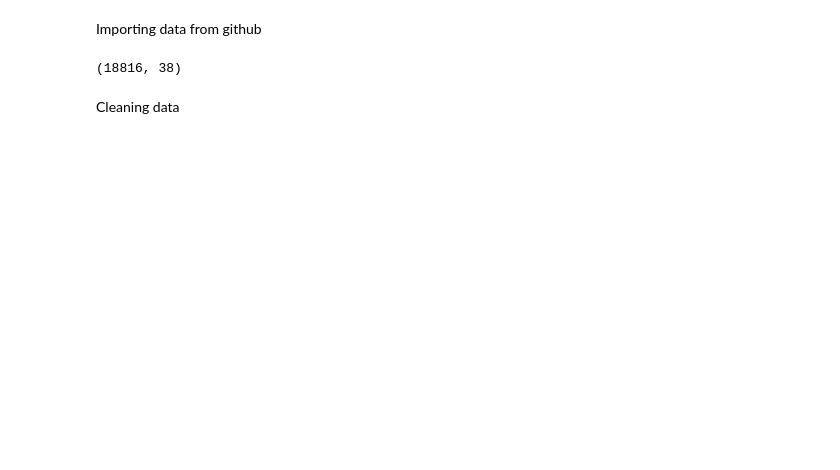
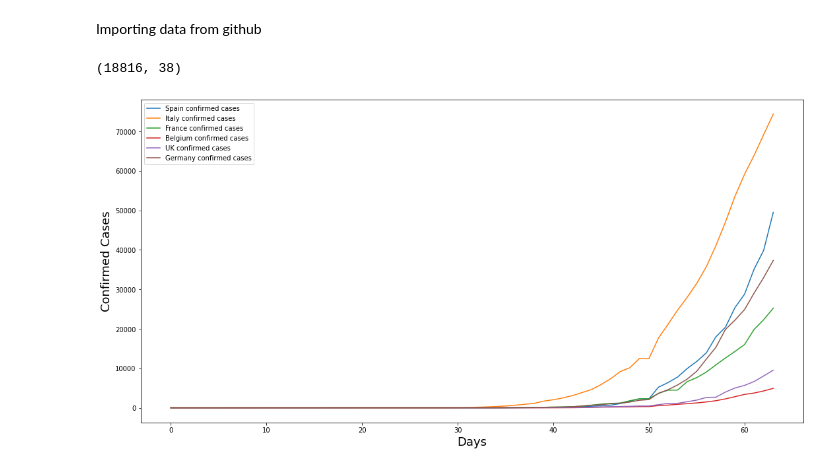
Before and after one commit to sondisonda/covid19SpreadForecast, a Jupyter notebook: covid19SpreadForecast.ipynb, the cells around one changed output. Saved outputs shown, nothing was run; the diff lists cells and outputs as text; code cells hidden in the pictures; blank space fills up the shorter version.

```diff
--- a/covid19SpreadForecast.ipynb
+++ b/covid19SpreadForecast.ipynb
@@ -6,14 +6,42 @@ Importing data from github
 import pandas as pd
 path='https://raw.githubusercontent.com/sondisonda/covid19SpreadForecast/master/enriched_covid_19_week_2.csv'
 
-ds = pd.read_csv(path)
-ds.shape
+df = pd.read_csv(path)
+df.shape
 # %% [output]
 (18816, 38)
-# %% [markdown]
-Cleaning data
 # %%
-
-ds.drop(['Id'], 1, inplace=True)
-ds.drop(['Province_State'], 1, inplace=True)
-ds.drop(['Date'], 1, inplace=True)
+df.drop(['Id'], 1, inplace=True)
+df.drop(['Province_State'], 1, inplace=True)
+df.drop(['Date'], 1, inplace=True)
+# %%
+# Pick a few countries to get an overview
+
+spain =  df[df.Country_Region == 'Spain']
+italy =  df[df.Country_Region == 'Italy']
+france =  df[df.Country_Region == 'France']
+belgium =  df[df.Country_Region == 'Belgium']
+uk =  df[df.Country_Region == 'United Kingdom']
+germany =  df[df.Country_Region == 'Germany']
+# %%
+import matplotlib.pyplot as plt
+
+plt.figure(figsize = (18,9))
+plt.plot(range(spain.shape[0]),spain['ConfirmedCases'],\
+         label="Spain confirmed cases")
+plt.plot(range(italy.shape[0]),italy['ConfirmedCases'],\
+         label="Italy confirmed cases")
+plt.plot(range(france.shape[0]),france['ConfirmedCases'],\
+         label="France confirmed cases")
+plt.plot(range(belgium.shape[0]),belgium['ConfirmedCases'],\
+         label="Belgium confirmed cases")
+plt.plot(range(uk.shape[0]),uk['ConfirmedCases'],\
+         label="UK confirmed cases")
+plt.plot(range(germany.shape[0]),germany['ConfirmedCases'],\
+         label="Germany confirmed cases")
+plt.xlabel('Days',fontsize=18)
+plt.ylabel('Confirmed Cases',fontsize=18)
+plt.legend(loc="upper left")
+plt.show()
+# %% [output]
+[figure, added]
```
Also changed, not shown: parts of 13 cells of this notebook.
